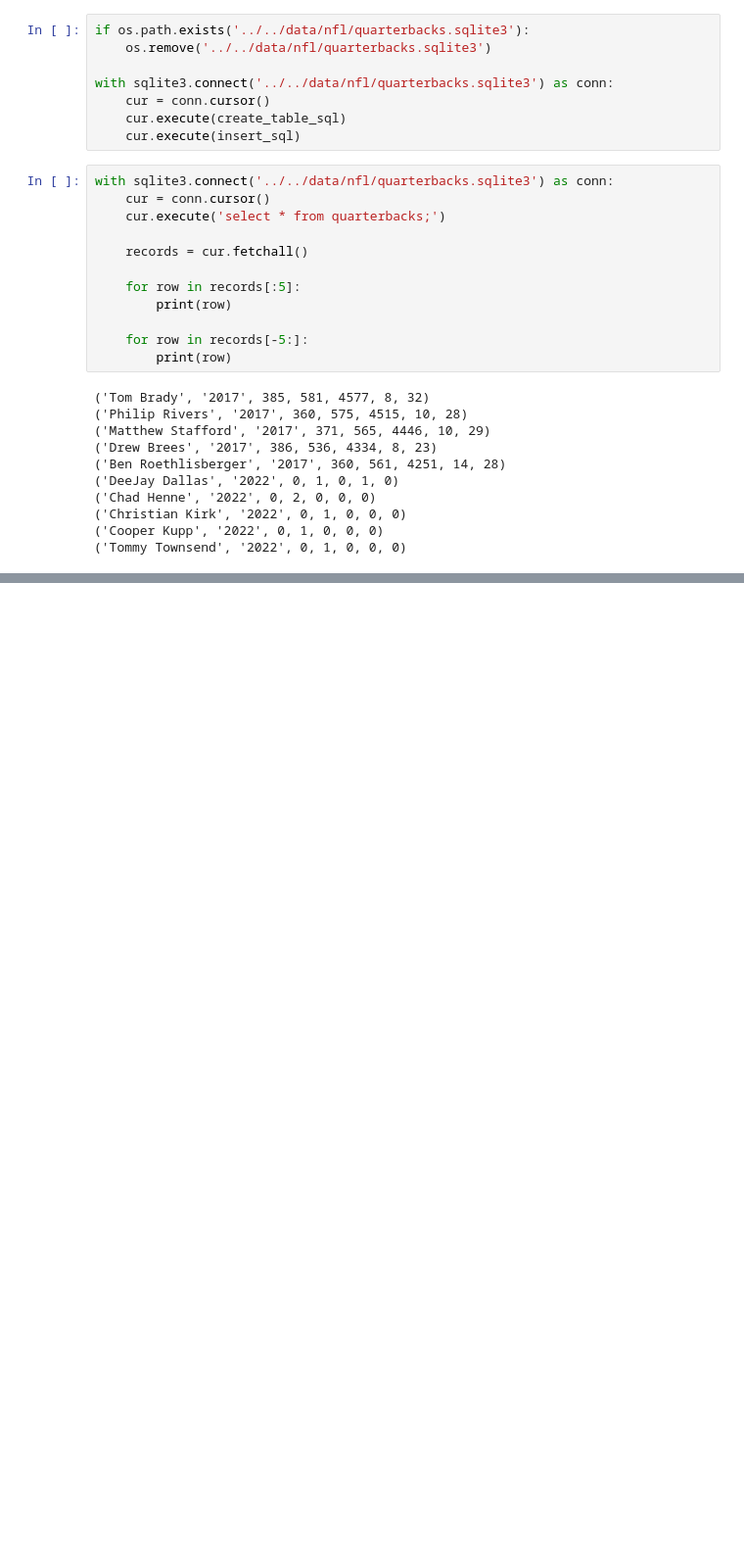
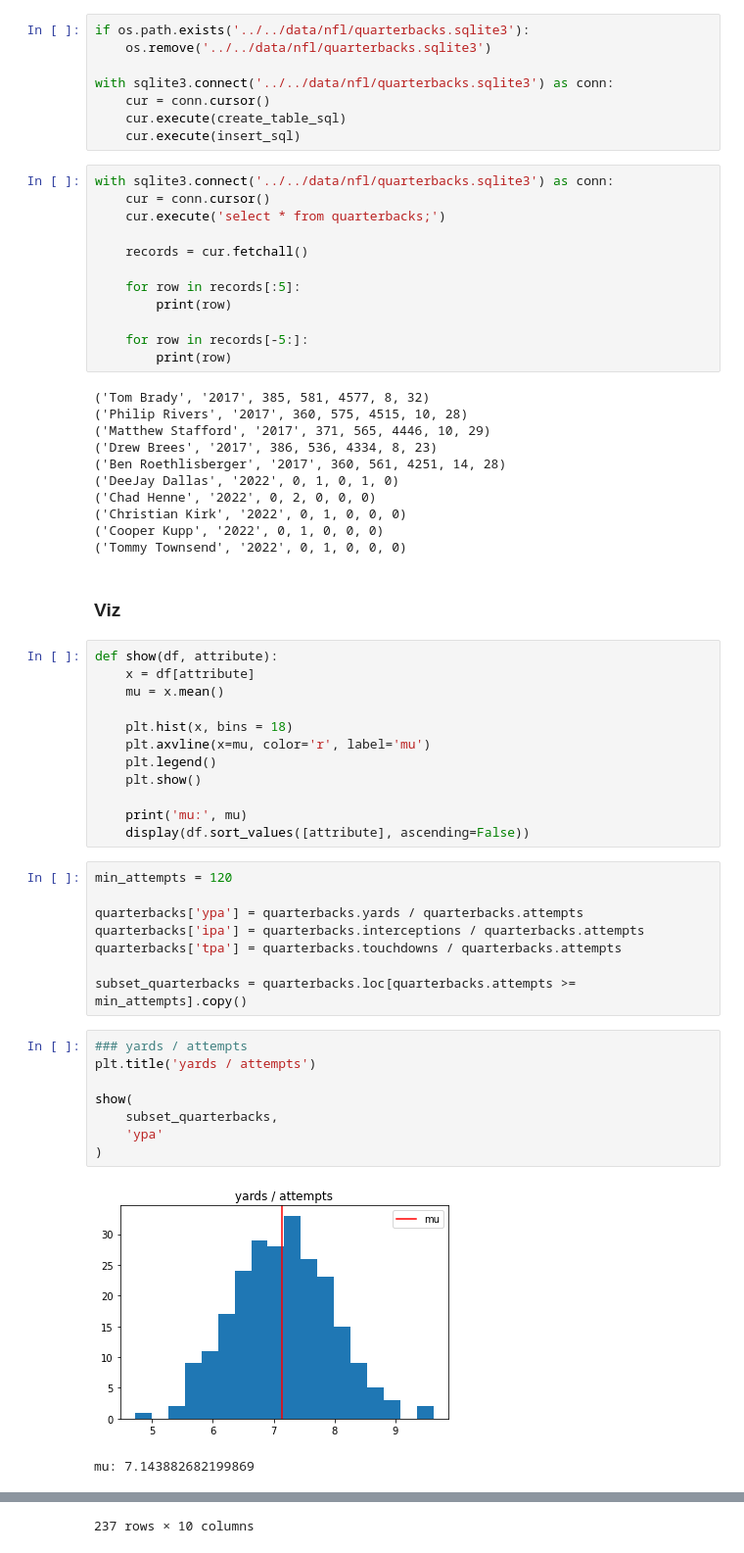
Before and after one commit to dpasse/monte, a Jupyter notebook: workspace/nfl/scrap-qb-data.ipynb, the cells around one changed output, grey strips where cells are left out. Shown at 98% size. Cells and saved outputs as stored; diff of their text form; blank space fills up the shorter version.

```diff
--- a/workspace/nfl/scrap-qb-data.ipynb
+++ b/workspace/nfl/scrap-qb-data.ipynb
@@ -181,3 +183,36 @@ with sqlite3.connect('../../data/nfl/quarterbacks.sqlite3') as conn:
 ('Christian Kirk', '2022', 0, 1, 0, 0, 0)
 ('Cooper Kupp', '2022', 0, 1, 0, 0, 0)
 ('Tommy Townsend', '2022', 0, 1, 0, 0, 0)
+# %% [markdown]
+### Viz
+# %%
+def show(df, attribute):
+    x = df[attribute]
+    mu = x.mean()
+
+    plt.hist(x, bins = 18)
+    plt.axvline(x=mu, color='r', label='mu')
+    plt.legend()
+    plt.show()
+
+    print('mu:', mu)
+    display(df.sort_values([attribute], ascending=False))
+# %%
+min_attempts = 120
+
+quarterbacks['ypa'] = quarterbacks.yards / quarterbacks.attempts
+quarterbacks['ipa'] = quarterbacks.interceptions / quarterbacks.attempts
+quarterbacks['tpa'] = quarterbacks.touchdowns / quarterbacks.attempts
+
+subset_quarterbacks = quarterbacks.loc[quarterbacks.attempts >= min_attempts].copy()
+# %%
+### yards / attempts
+plt.title('yards / attempts')
+
+show(
+    subset_quarterbacks,
+    'ypa'
+)
+# %% [output]
+[figure, added]
+mu: 7.143882682199869
@@ -183,0 +231 @@ with sqlite3.connect('../../data/nfl/quarterbacks.sqlite3') as conn:
+237 rows × 10 columns
```
Also changed, not shown: parts of 5 cells of this notebook, 1 other file.
